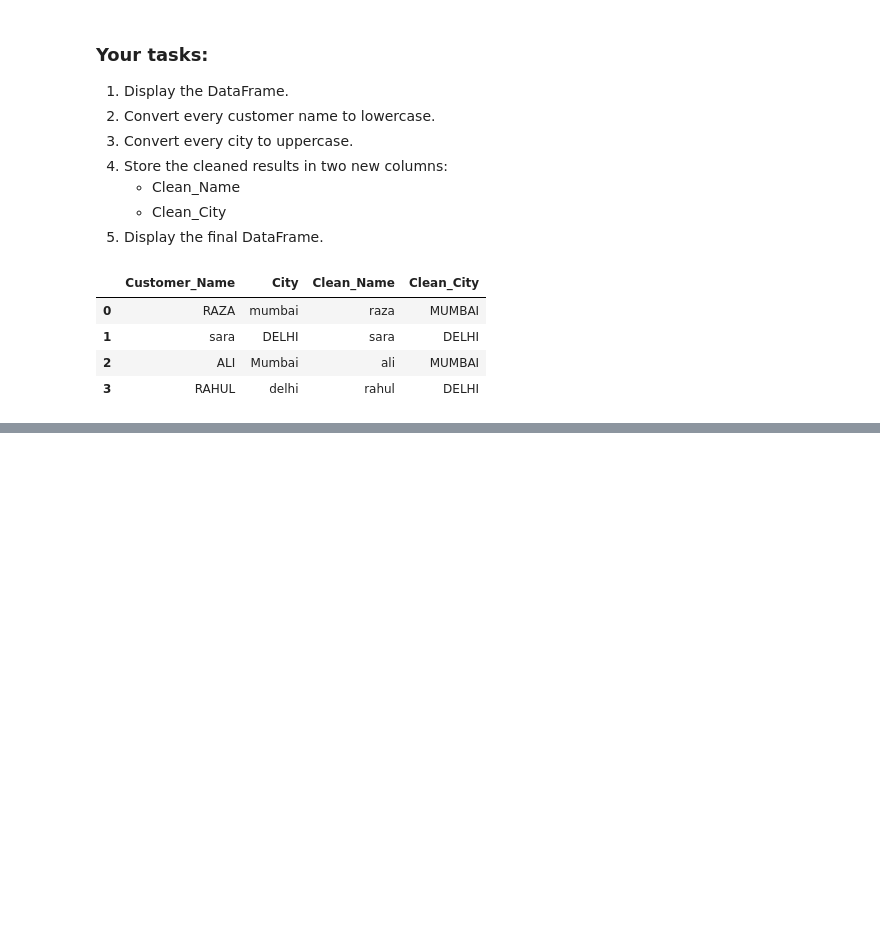
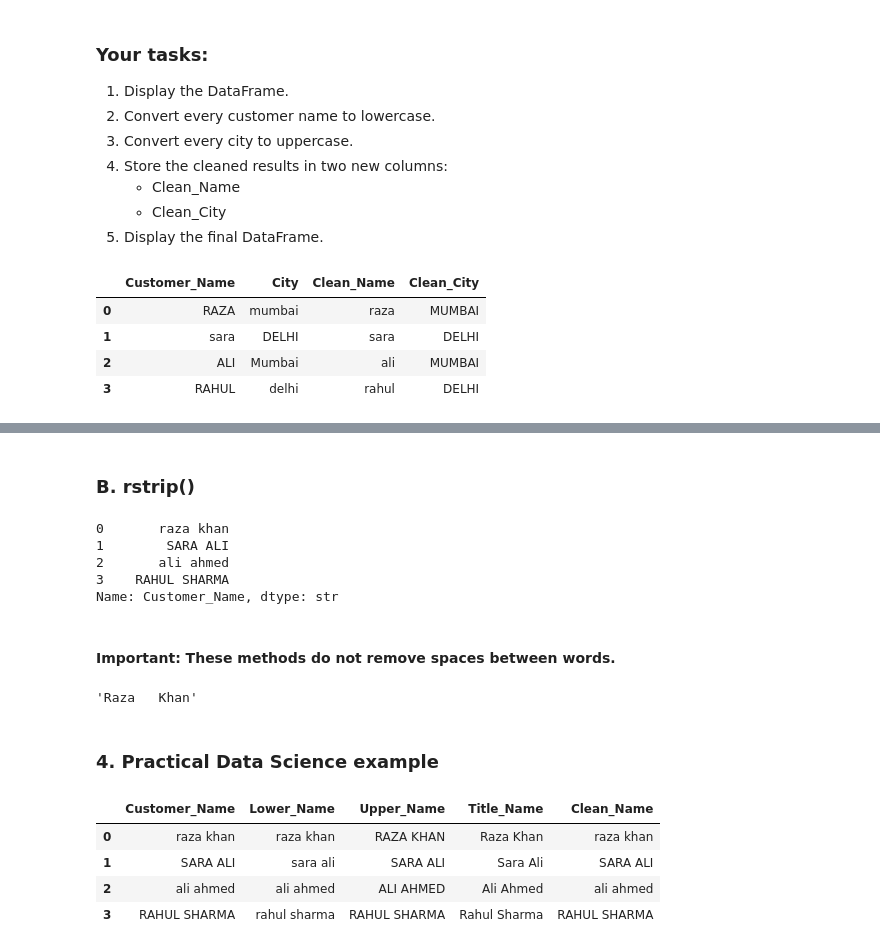
Before and after one commit to mohammadhamid8554-lgtm/data-science-from-scratch, a Jupyter notebook: phase_1.2_pandas/string_operations.ipynb, the cells around one changed output, grey strips where cells are left out. Saved outputs shown, nothing was run; the diff lists cells and outputs as text; code cells hidden in the pictures; blank space fills up the shorter version.

```diff
--- a/phase_1.2_pandas/string_operations.ipynb
+++ b/phase_1.2_pandas/string_operations.ipynb
@@ -139,0 +200,11 @@ display(df)
+# %%
+df = pd.DataFrame({
+    "Customer_Name": [
+        "raza khan",
+        "SARA ALI",
+        "ali ahmed",
+        "RAHUL SHARMA"
+    ]
+})
+
+display(df)
@@ -139,0 +223,7 @@ display(df)
+# %%
+df["Lower_Name"] = df["Customer_Name"].str.lower()
+df["Upper_Name"] = df["Customer_Name"].str.upper()
+df["Title_Name"] = df["Customer_Name"].str.title()
+
+print("Final DataFrame: ")
+display(df)
@@ -139,0 +318,29 @@ display(df)
+# %% [markdown]
+### **B. rstrip()**
+# %%
+df["Customer_Name"].str.rstrip()
+# Removes spaces only from the right side.
+# %% [output]
+0       raza khan
+1        SARA ALI
+2       ali ahmed
+3    RAHUL SHARMA
+Name: Customer_Name, dtype: str
+# %% [markdown]
+#### **Important: These methods do not remove spaces between words.**
+# %%
+"Raza   Khan".strip()
+# The internal spaces remain.
+# %% [output]
+'Raza   Khan'
+# %% [markdown]
+### **4. Practical Data Science example**
+# %%
+df["Clean_Name"] = df["Customer_Name"].str.strip()
+display(df)
+# %% [output]
+|  | Customer_Name | Lower_Name | Upper_Name | Title_Name | Clean_Name |
+| 0 | raza khan | raza khan | RAZA KHAN | Raza Khan | raza khan |
+| 1 | SARA ALI | sara ali | SARA ALI | Sara Ali | SARA ALI |
+| 2 | ali ahmed | ali ahmed | ALI AHMED | Ali Ahmed | ali ahmed |
+| 3 | RAHUL SHARMA | rahul sharma | RAHUL SHARMA | Rahul Sharma | RAHUL SHARMA |
```
Also changed, not shown: parts of 23 cells of this notebook.
